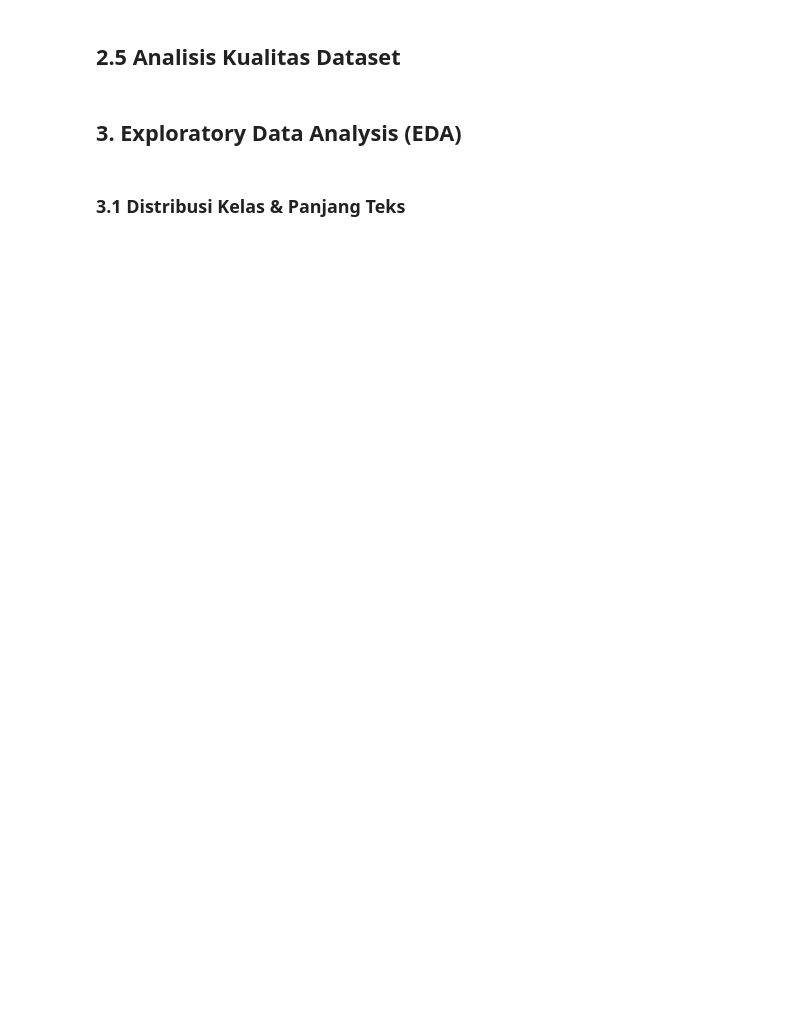
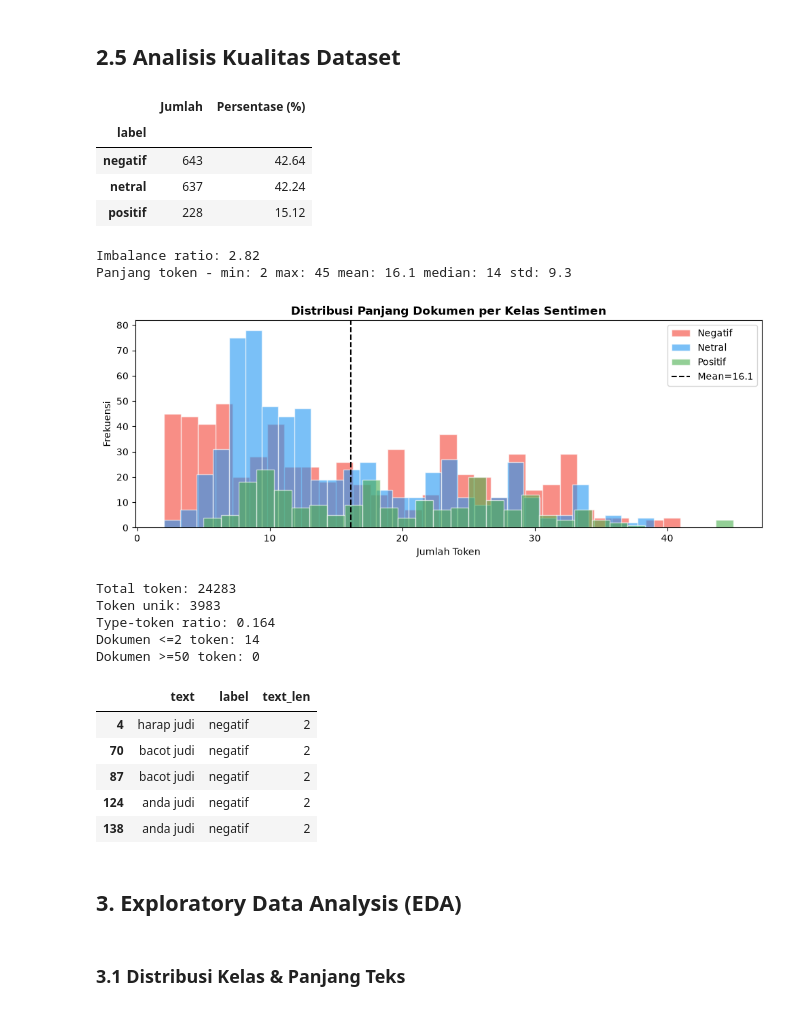
Before and after one commit to nurhadyr2/deeplearning, a Jupyter notebook: code/Judol_sentiment_analysis.ipynb, the cells around one changed output. Drawn from its saved outputs; the diff is of its cells as text; code cells hidden in the pictures; blank space fills up the shorter version.

```diff
--- a/code/Judol_sentiment_analysis.ipynb
+++ b/code/Judol_sentiment_analysis.ipynb
@@ -40,9 +42,9 @@ print("Library berhasil diimport")
 import pandas as pd
 from collections import Counter
 
-a1 = pd.read_csv('/content/anotator_1.csv')
-a2 = pd.read_csv('/content/anotator_2.csv')
-a3 = pd.read_csv('/content/anotator_3.csv')
+a1 = pd.read_csv('../data/anotator_1.csv')
+a2 = pd.read_csv('../data/anotator_2.csv')
+a3 = pd.read_csv('../data/anotator_3.csv')
 
 def majority_vote(row):
     return Counter(row).most_common(1)[0][0]
@@ -64,47 +79,60 @@ df.head(3)
 ## 2.5 Analisis Kualitas Dataset
 # %%
 counts = df['label'].value_counts()
-total  = len(df)
-pct    = (counts / total * 100).round(2)
+total = len(df)
+pct = (counts / total * 100).round(2)
 imbalance_ratio = counts.max() / counts.min()
 
-print("=== DISTRIBUSI & PERSENTASE KELAS ===")
 dist_df = pd.DataFrame({'Jumlah': counts, 'Persentase (%)': pct})
 display(dist_df)
-print(f"\nImbalance Ratio (mayoritas/minoritas): {imbalance_ratio:.2f}:1")
+print('Imbalance ratio:', round(imbalance_ratio, 2))
 
-print("\n=== STATISTIK PANJANG DOKUMEN (token) ===")
 stats = df['text_len'].describe().round(2)
-print(f"  Minimum   : {int(stats['min'])} token")
-print(f"  Maksimum  : {int(stats['max'])} token")
-print(f"  Rata-rata : {stats['mean']:.1f} token")
-print(f"  Median    : {stats['50%']:.0f} token")
-print(f"  Std Dev   : {stats['std']:.1f}")
+print('Panjang token - min:', int(stats['min']), 'max:', int(stats['max']),
+      'mean:', round(stats['mean'], 1), 'median:', int(stats['50%']), 'std:', round(stats['std'], 1))
 
 fig, ax = plt.subplots(figsize=(10, 4))
 for label, color in zip(['negatif','netral','positif'], ['#F44336','#2196F3','#4CAF50']):
     ax.hist(df[df['label']==label]['text_len'], bins=30, alpha=0.6,
             label=label.capitalize(), color=color, edgecolor='white')
 ax.axvline(df['text_len'].mean(), color='black', linestyle='--', linewidth=1.5,
            label=f"Mean={df['text_len'].mean():.1f}")
 ax.set_title('Distribusi Panjang Dokumen per Kelas Sentimen', fontweight='bold')
 ax.set_xlabel('Jumlah Token'); ax.set_ylabel('Frekuensi'); ax.legend()
 plt.tight_layout(); plt.show()
 
 all_words = ' '.join(df['text']).split()
 vocab = set(all_words)
-print(f"\n=== KUALITAS VOCABULARY ===")
-print(f"Total token       : {len(all_words):,}")
-print(f"Token unik (vocab): {len(vocab):,}")
-print(f"Type-Token Ratio  : {len(vocab)/len(all_words):.4f}")
+print('Total token:', len(all_words))
+print('Token unik:', len(vocab))
+print('Type-token ratio:', round(len(vocab)/len(all_words), 4))
 
-print("\n=== OUTLIER ===")
 short = df[df['text_len'] <= 2]
 long_ = df[df['text_len'] >= 50]
-print(f"Dokumen sangat pendek (<=2 token): {len(short)}")
-print(f"Dokumen sangat panjang (>=50 token): {len(long_)}")
+print('Dokumen <=2 token:', len(short))
+print('Dokumen >=50 token:', len(long_))
 if len(short) > 0:
     display(short[['text','label','text_len']].head(5))
+# %% [output]
+|  | Jumlah | Persentase (%) |
+| label |  |  |
+| negatif | 643 | 42.64 |
+| netral | 637 | 42.24 |
+| positif | 228 | 15.12 |
+Imbalance ratio: 2.82
+Panjang token - min: 2 max: 45 mean: 16.1 median: 14 std: 9.3
+[figure, added]
+Total token: 24283
+Token unik: 3983
+Type-token ratio: 0.164
+Dokumen <=2 token: 14
+Dokumen >=50 token: 0
+|  | text | label | text_len |
+| 4 | harap judi | negatif | 2 |
+| 70 | bacot judi | negatif | 2 |
+| 87 | bacot judi | negatif | 2 |
+| 124 | anda judi | negatif | 2 |
+| 138 | anda judi | negatif | 2 |
 # %% [markdown]
 ## 3. Exploratory Data Analysis (EDA)
 # %% [markdown]
```
Also changed, not shown: parts of 28 cells of this notebook, 1 other file.
